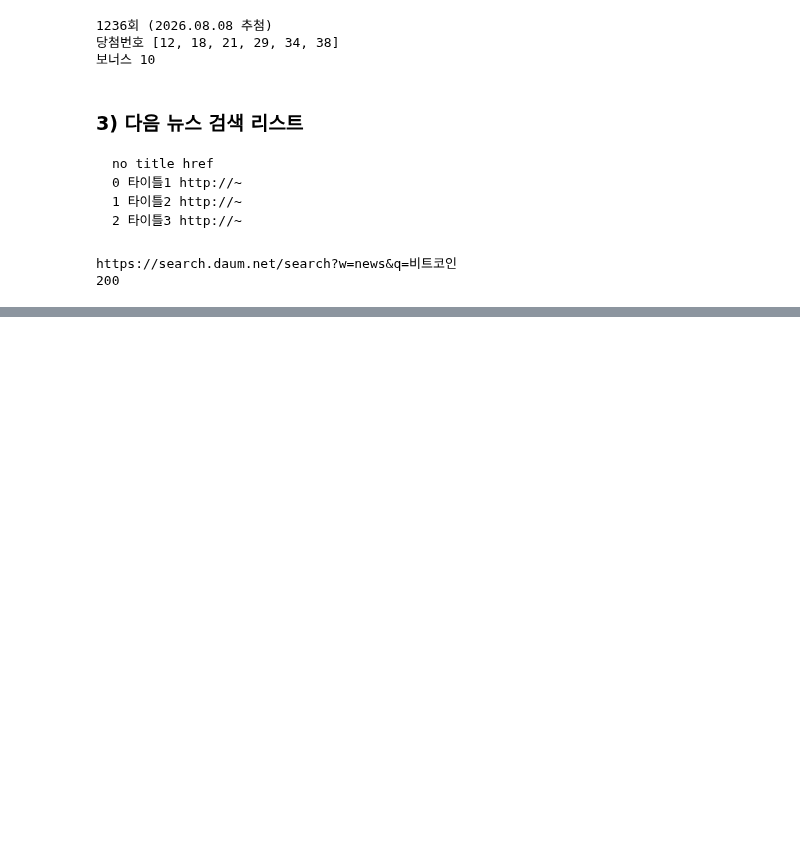
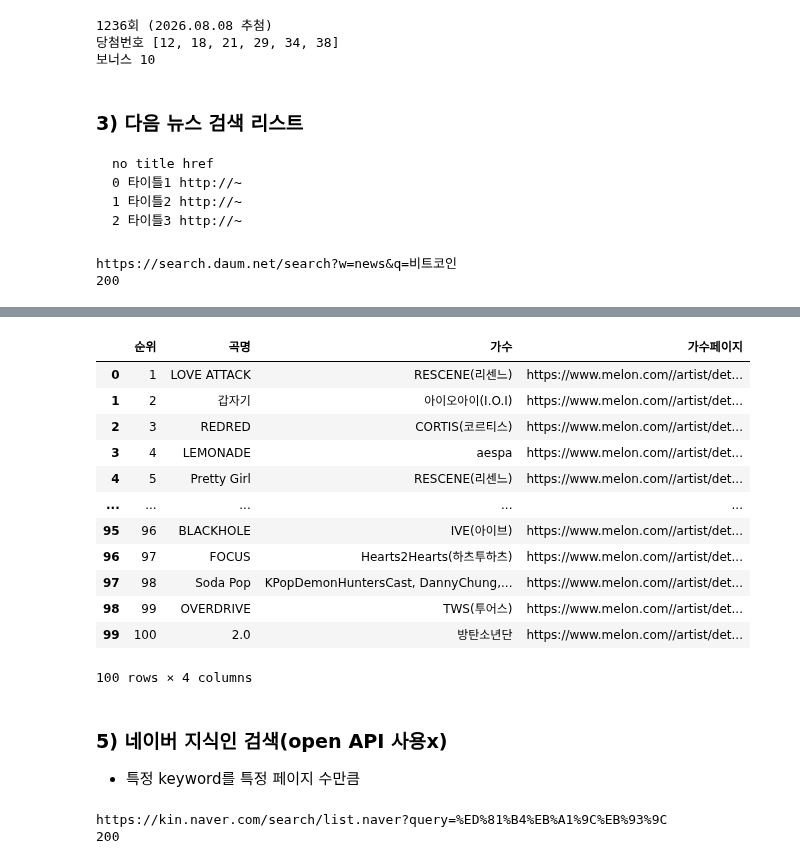
Before and after one commit to jack8704/ai, a Jupyter notebook: source/01_python/ch14_웹데이터수집1_정적_공공.ipynb, the cells around one changed output, grey strips where cells are left out. Cells and saved outputs as stored; diff of their text form; code cells hidden in the pictures; blank space fills up the shorter version.

```diff
--- a/source/01_python/ch14_웹데이터수집1_정적_공공.ipynb
+++ b/source/01_python/ch14_웹데이터수집1_정적_공공.ipynb
@@ -558,0 +720,8 @@ AttributeError: 'Request' object has no attribute 'get'
+# %%
+#User=Agent를 추가하여 방법1
+url = 'https://www.melon.com/chart/'
+header ={'User-agent' :'Mozilla/5.0 (Windows NT 10.0; Win64; x64) AppleWebKit/537.36 (KHTML, like Gecko) Chrome/151.0.0.0 Safari/537.36'}
+melonResponse = requests.get(url, headers=headers)
+print(melonResponse.status_code)
+soup = BeautifulSoup(melonResponse.text, 'html.parser')
+soup
@@ -558,0 +750,61 @@ AttributeError: 'Request' object has no attribute 'get'
+# %%
+#1위:    div.wrap.t_center > span.rank
+rank_els =soup.select('div.wrap.t_center > span.rank')[1:]
+ranks=[rank.text for rank in rank_els]
+# %%
+# 노래제목
+#div.ellipsis.rank01 > span > a
+title_els = soup.select('div.ellipsis.rank01 > span > a')
+titles=[titles.text for titles in title_els]
+# %%
+# 가수명   한곡에 가수 둘셋으로 등록되어 select로 사용시 문제됨
+# span.checkEllipsis
+singer_els = soup.select('span.checkEllipsis')
+singers=[singer.text.replace('\xa0','') for singer in singer_els]
+
+links=[]
+for singer_el in singer_els:
+    singer_link='https://www.melon.com/'+singer_el.find('a').attrs.get('href')
+    links.append(singer_link)
+# %%
+# for idx, (title, singer, link) in enumerate(zip(titles,singers,links)):
+#     print(f"{idx+1}위.{title}|{singer}")
+melon_chart_list=[]
+for rank, title, singer, link in zip(ranks,titles,singers,links):
+    melon_chart_list.append({
+        '순위':rank,
+        '곡명':title,
+        '가수':singer,
+        '가수페이지':link
+    })
+pd.DataFrame(melon_chart_list)
+# %% [output]
+|  | 순위 | 곡명 | 가수 | 가수페이지 |
+| 0 | 1 | LOVE ATTACK | RESCENE(리센느) | https://www.melon.com//artist/det... |
+| 1 | 2 | 갑자기 | 아이오아이(I.O.I) | https://www.melon.com//artist/det... |
+| 2 | 3 | REDRED | CORTIS(코르티스) | https://www.melon.com//artist/det... |
+| 3 | 4 | LEMONADE | aespa | https://www.melon.com//artist/det... |
+| 4 | 5 | Pretty Girl | RESCENE(리센느) | https://www.melon.com//artist/det... |
+| ... | ... | ... | ... | ... |
+| 95 | 96 | BLACKHOLE | IVE(아이브) | https://www.melon.com//artist/det... |
+| 96 | 97 | FOCUS | Hearts2Hearts(하츠투하츠) | https://www.melon.com//artist/det... |
+| 97 | 98 | Soda Pop | KPopDemonHuntersCast, DannyChung,... | https://www.melon.com//artist/det... |
+| 98 | 99 | OVERDRIVE | TWS(투어스) | https://www.melon.com//artist/det... |
+| 99 | 100 | 2.0 | 방탄소년단 | https://www.melon.com//artist/det... |
+100 rows × 4 columns
+# %% [markdown]
+### 5) 네이버 지식인 검색(open API 사용x)
+ - 특정 keyword를 특정 페이지 수만큼
+# %%
+#방법1
+from requests import get
+from bs4 import BeautifulSoup
+keyword = '클로드'
+url = f'https://kin.naver.com/search/list.naver?query={keyword}'
+print(url)
+response = get(url)
+print(response.status_code)
+soup=BeautifulSoup(response.text,'html.parser')
+# %% [output]
+https://kin.naver.com/search/list.naver?query=%ED%81%B4%EB%A1%9C%EB%93%9C
+200
```
Also changed, not shown: parts of 36 cells of this notebook, 6 other files.
